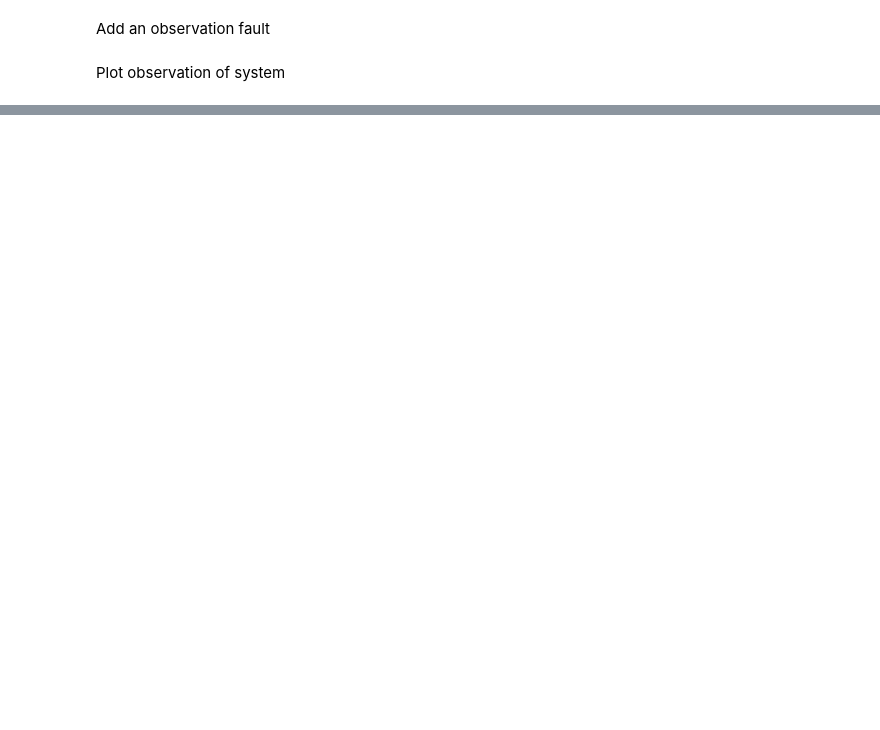
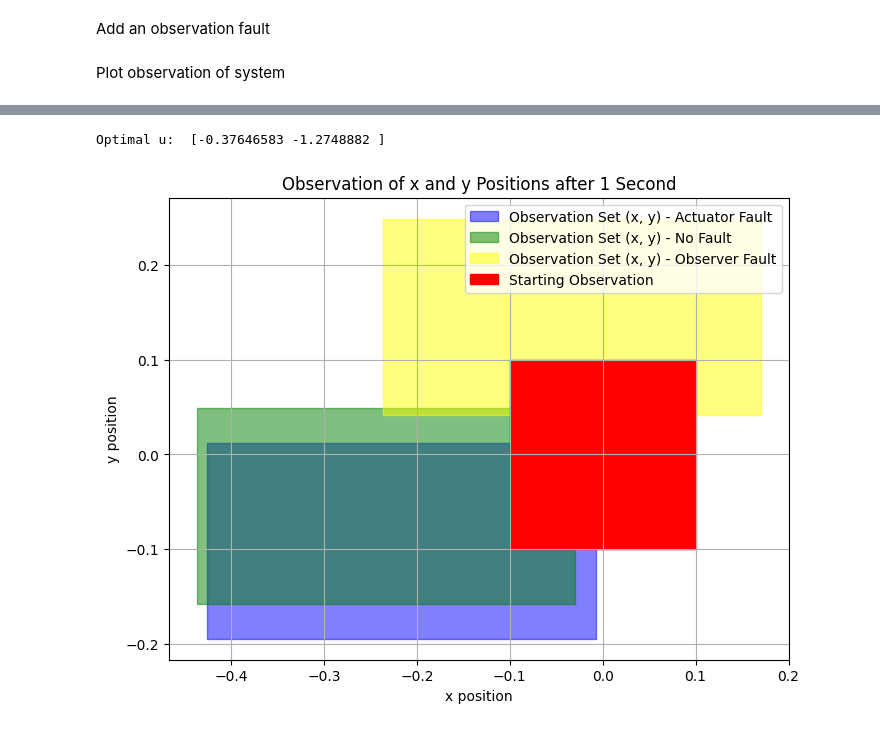
Before and after one commit to swershrimpy/nhholyap, a Jupyter notebook: examples/faulty_car/fault_state_reachable_sets.ipynb, the cells around one changed output, grey strips where cells are left out. Drawn from its saved outputs; the diff is of its cells as text; code cells hidden in the pictures; blank space fills up the shorter version.

Commit message:
gradient descent

```diff
--- a/examples/faulty_car/fault_state_reachable_sets.ipynb
+++ b/examples/faulty_car/fault_state_reachable_sets.ipynb
@@ -170,0 +275,7 @@ plt.show()
+# %%
+from jax import grad, jacfwd
+# overlap_size(x_interval_actuator_fault[0:2], x_interval_observation_fault[0:2])
+overlap_size_grad = grad(actuator_observer_fault_overlap)
+overlap_size_jacobian = jacfwd(actuator_observer_fault_overlap)
+print("Overlap size Gradient", overlap_size_grad(jnp.array([.1, .1])))
+print("Overlap size Forward Jacobian", overlap_size_jacobian(jnp.array([.1, .1])))
@@ -170,0 +300,26 @@ plt.show()
+# %%
+# Gradient descent parameters
+learning_rate = 10  # Step size for gradient descent
+max_iterations = 1000  # Maximum number of iterations
+tolerance = 1e-6  # Convergence tolerance
+
+# Initial control input (replace with your initial guess)
+u = jnp.array([0.0, 0.0])
+
+# Gradient descent loop
+for i in range(max_iterations):
+    # Compute the overlap size and its gradient
+    intersection_size = actuator_observer_fault_overlap(u)
+    gradient = overlap_size_jacobian(u)
+
+    # Check for convergence
+    if jnp.abs(intersection_size) < tolerance:
+        print(f"Converged at iteration {i} with overlap size {intersection_size}")
+        break
+
+    # Update the control input using gradient descent
+    u = u - learning_rate * gradient
+
+    # Print progress
+
+    print(f"Iteration {i}: overlap size = {intersection_size}, u = {u}")
@@ -170,0 +344,14 @@ plt.show()
+# %%
+print("Optimal u: ", u)
+# %% [output]
+Optimal u:  [-0.37646583 -1.2748882 ]
+# %%
+optimal_u = u
+optimal_u_interval = irx.icentpert(optimal_u, jnp.zeros_like(optimal_u))
+x_interval_no_fault = propagate_interval(normal_car_system, x0_interval, optimal_u_interval, w_interval, p_no_disturbance, t_end)
+x_interval_actuator_fault = propagate_interval(car_system, x0_interval=x0_interval, u_interval=optimal_u_interval, w_interval=w_interval, p_interval=p_interval, t_end=t_end)
+x_interval_observation_fault = x_interval_no_fault + offset
+# %%
+plot_observation_boxes(x_interval_no_fault=x_interval_no_fault, x_interval_actuator_fault=x_interval_actuator_fault, x_interval_observation_fault=x_interval_observation_fault)
+# %% [output]
+[figure, added]
```
Also changed, not shown: parts of 8 cells of this notebook, 1 other file.
